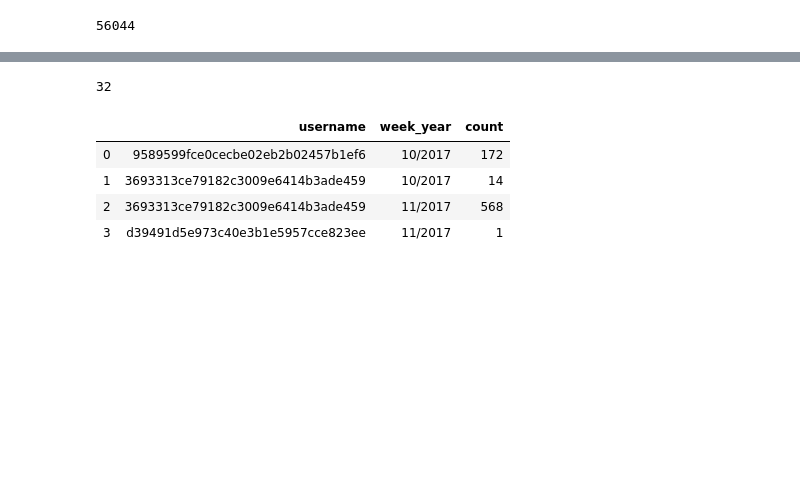
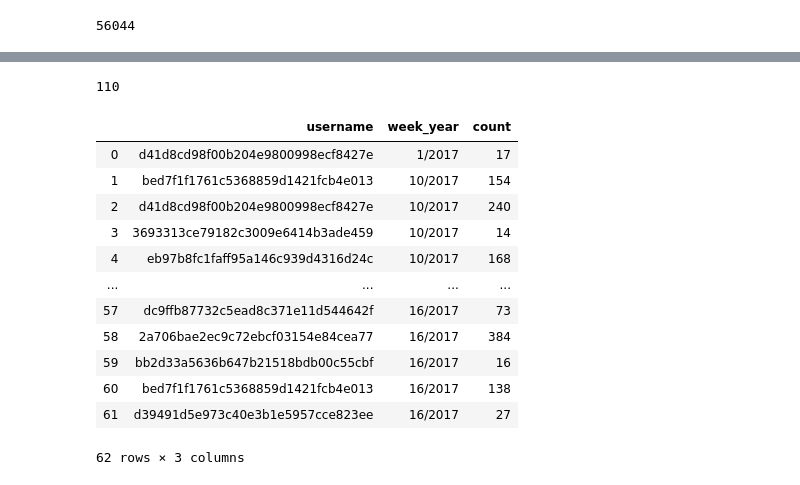
Before and after one commit to jyoonkim/Test, a Jupyter notebook: user_device_hb_timeseries.ipynb, the cells around one changed output, grey strips where cells are left out. Cells and saved outputs as stored; diff of their text form; code cells hidden in the pictures; blank space fills up the shorter version.

```diff
--- a/user_device_hb_timeseries.ipynb
+++ b/user_device_hb_timeseries.ipynb
@@ -57,7 +67,7 @@ print(len(mobile_data))
 56044
 # %%
 #find top MOBILE users
-NUM_TOP = 3
+NUM_TOP = 10
 #no nan because lots of nans in names????
 data_copy  = mobile_data.dropna()
 data_copy = data_copy.reset_index(drop=True)
@@ -90,6 +107,6 @@ for count in range(len(top_users)):
 
 print(len(top_user))
 #top_user = top_user.drop(['index'], axis = 0)
-top_user = top_user.reset_index()
+top_user = top_user.reset_index(drop = True)
 top_user.head(2)
 # %% [output]
@@ -115,23 +132,31 @@ copy_top.head(3)
 # %%
 copy_top['week_year'] = copy_top['timestamp'].apply(lambda x: "%d/%d" % (x.week, x.year))
 #copy_top.groupby(['week_year']).size()
 
 top_user_week_grouped = top_user.groupby(['username'])
 top_user_week_counts = top_user_week_grouped.week_year.value_counts()
 top_user_week_counts.columns = ['week_year', 'count', 'username']
 top_user_week_counts = top_user_week_counts.to_frame(name = "username")
 top_user_week_counts.columns = ['count']
 top_user_week_counts = top_user_week_counts.sort_values(by = 'week_year', ascending = True)
 top_user_week_counts = top_user_week_counts.reset_index()
 #top_user_week_counts = top_user_week_counts.groupby(['username'])
 
 print(len(top_user_week_counts))
-top_user_week_counts.head(4)
+top_user_week_counts.head(62)
 # %% [output]
-32
+110
 |  | username | week_year | count |
-| 0 | 9589599fce0cecbe02eb2b02457b1ef6 | 10/2017 | 172 |
-| 1 | 3693313ce79182c3009e6414b3ade459 | 10/2017 | 14 |
-| 2 | 3693313ce79182c3009e6414b3ade459 | 11/2017 | 568 |
-| 3 | d39491d5e973c40e3b1e5957cce823ee | 11/2017 | 1 |
+| 0 | d41d8cd98f00b204e9800998ecf8427e | 1/2017 | 17 |
+| 1 | bed7f1f1761c5368859d1421fcb4e013 | 10/2017 | 154 |
+| 2 | d41d8cd98f00b204e9800998ecf8427e | 10/2017 | 240 |
+| 3 | 3693313ce79182c3009e6414b3ade459 | 10/2017 | 14 |
+| 4 | eb97b8fc1faff95a146c939d4316d24c | 10/2017 | 168 |
+| ... | ... | ... | ... |
+| 57 | dc9ffb87732c5ead8c371e11d544642f | 16/2017 | 73 |
+| 58 | 2a706bae2ec9c72ebcf03154e84cea77 | 16/2017 | 384 |
+| 59 | bb2d33a5636b647b21518bdb00c55cbf | 16/2017 | 16 |
+| 60 | bed7f1f1761c5368859d1421fcb4e013 | 16/2017 | 138 |
+| 61 | d39491d5e973c40e3b1e5957cce823ee | 16/2017 | 27 |
+62 rows × 3 columns
 # %%
```
Also changed, not shown: parts of 7 cells of this notebook, 3 other files.
